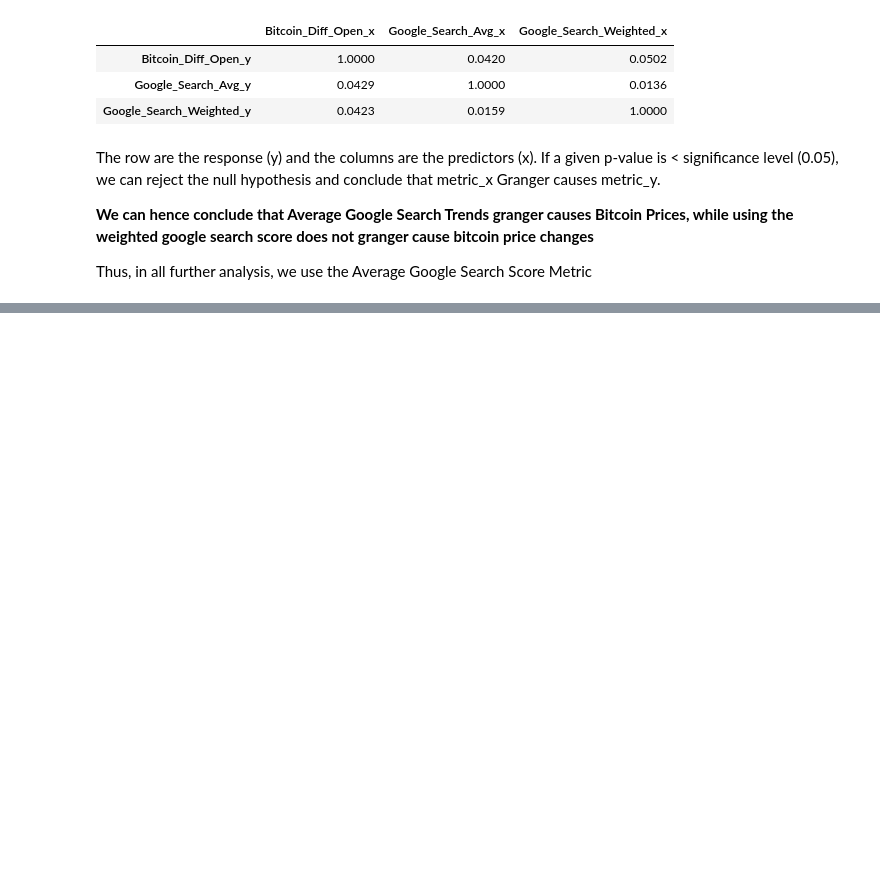
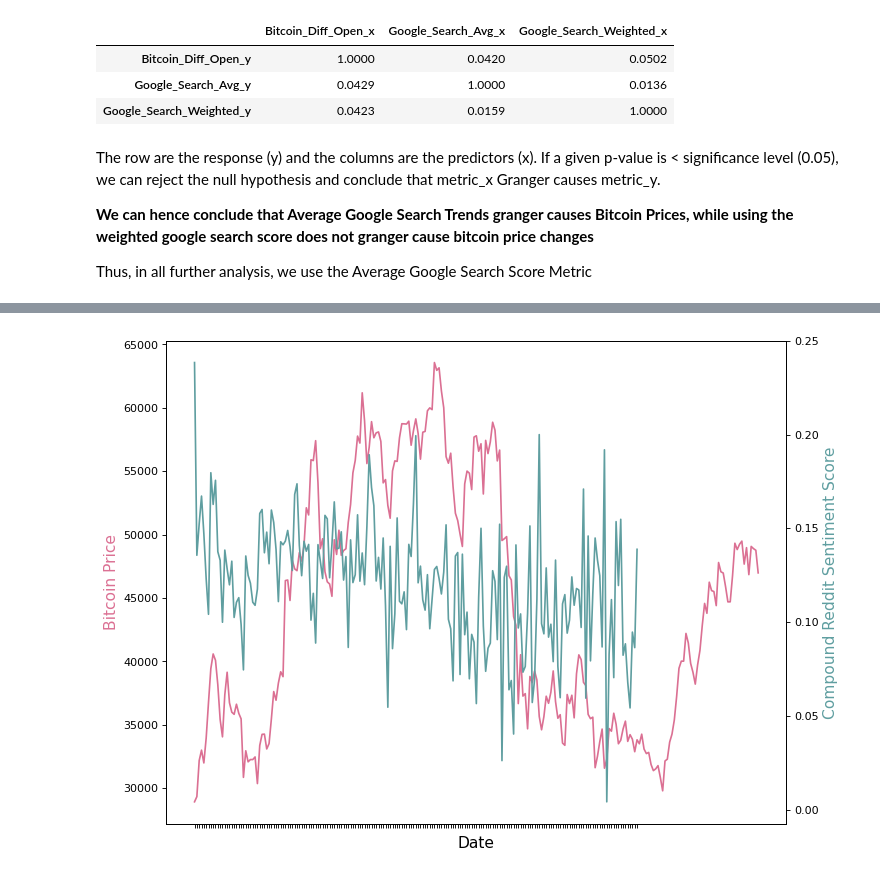
Before and after one commit to aashka-trivedi/cryptocurrency-and-public-sentiment, a Jupyter notebook: code/analysis/GrangerCausality.ipynb, the cells around one changed output, grey strips where cells are left out. Drawn from its saved outputs; the diff is of its cells as text; code cells hidden in the pictures; blank space fills up the shorter version.

Commit message:
Reddit Sentiment Analysis

```diff
--- a/code/analysis/GrangerCausality.ipynb
+++ b/code/analysis/GrangerCausality.ipynb
@@ -203,0 +206,3 @@ Thus, in all further analysis, we use the Average Google Search Score Metric
+# %%
+reddit = pd.read_csv('redditDailySentiment.csv', sep='\t', index_col=None)
+bitcoin = pd.read_csv('categorical_bitcoin_price.csv', sep='\t', index_col=0)
@@ -203,0 +218,6 @@ Thus, in all further analysis, we use the Average Google Search Score Metric
+# %%
+reddit = reddit.rename(columns={'Day': 'date'})
+# %%
+plot_bitcoin_price(reddit,'compound', bitcoin, name="Compound Reddit Sentiment Score")
+# %% [output]
+[figure, added]
```
Also changed, not shown: parts of 11 cells of this notebook, 4 other files.
